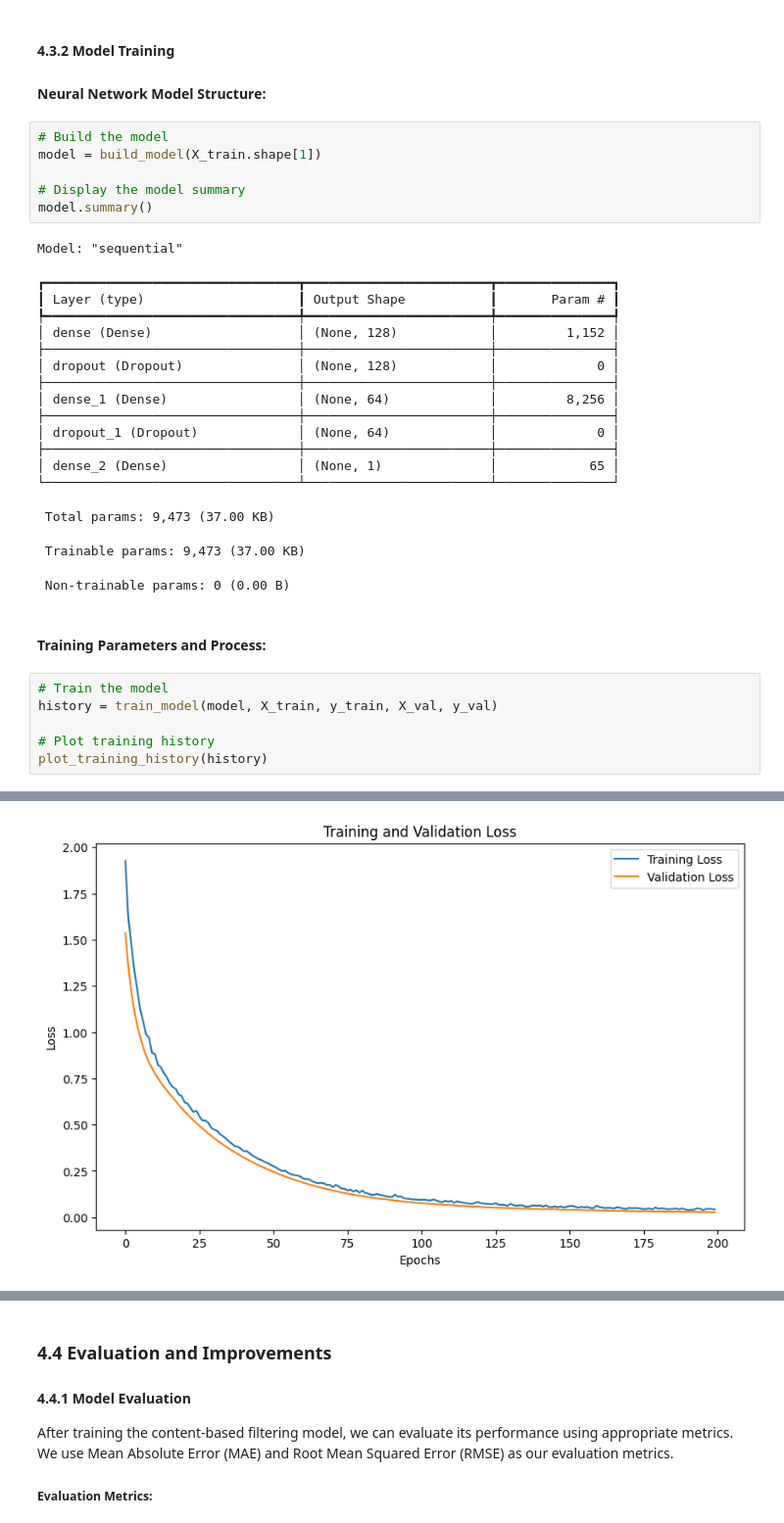
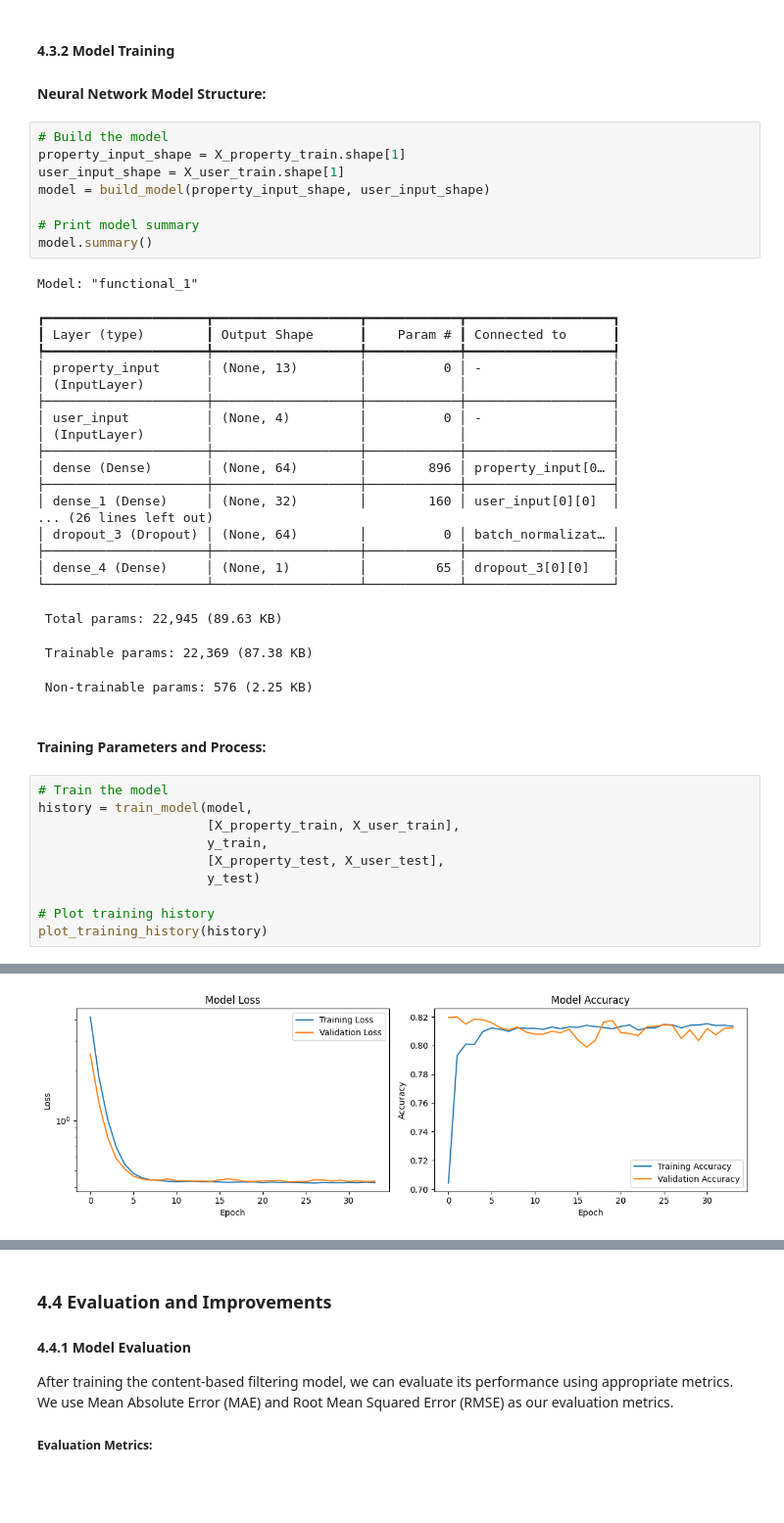
Before and after one commit to georn/final-project-uk-real-estate-recommendation-system, a Jupyter notebook: preliminary-report.ipynb, the cells around one changed output, grey strips where cells are left out. Shown: that part at 98% size. Saved outputs shown, nothing was run; the diff lists cells and outputs as text; blank space fills up the shorter version.

Commit message:
improvements on the model for Price Affordability

```diff
--- a/preliminary-report.ipynb
+++ b/preliminary-report.ipynb
@@ -1106,33 +1152,43 @@ Validation target shape: (520,)
 #### Neural Network Model Structure:
 # %%
 # Build the model
-model = build_model(X_train.shape[1])
+property_input_shape = X_property_train.shape[1]
+user_input_shape = X_user_train.shape[1]
+model = build_model(property_input_shape, user_input_shape)
 
-# Display the model summary
+# Print model summary
 model.summary()
 # %% [output]
-Model: "sequential"
+Model: "functional_1"
-┏━━━━━━━━━━━━━━━━━━━━━━━━━━━━━━━━━┳━━━━━━━━━━━━━━━━━━━━━━━━┳━━━━━━━━━━━━━━━┓
-┃ Layer (type)                    ┃ Output Shape           ┃       Param # ┃
-┡━━━━━━━━━━━━━━━━━━━━━━━━━━━━━━━━━╇━━━━━━━━━━━━━━━━━━━━━━━━╇━━━━━━━━━━━━━━━┩
-│ dense (Dense)                   │ (None, 128)            │         1,152 │
-├─────────────────────────────────┼────────────────────────┼───────────────┤
-│ dropout (Dropout)               │ (None, 128)            │             0 │
-├─────────────────────────────────┼────────────────────────┼───────────────┤
-│ dense_1 (Dense)                 │ (None, 64)             │         8,256 │
-├─────────────────────────────────┼────────────────────────┼───────────────┤
-│ dropout_1 (Dropout)             │ (None, 64)             │             0 │
-├─────────────────────────────────┼────────────────────────┼───────────────┤
-│ dense_2 (Dense)                 │ (None, 1)              │            65 │
-└─────────────────────────────────┴────────────────────────┴───────────────┘
+┏━━━━━━━━━━━━━━━━━━━━━┳━━━━━━━━━━━━━━━━━━━┳━━━━━━━━━━━━┳━━━━━━━━━━━━━━━━━━━┓
+┃ Layer (type)        ┃ Output Shape      ┃    Param # ┃ Connected to      ┃
+┡━━━━━━━━━━━━━━━━━━━━━╇━━━━━━━━━━━━━━━━━━━╇━━━━━━━━━━━━╇━━━━━━━━━━━━━━━━━━━┩
+│ property_input      │ (None, 13)        │          0 │ -                 │
+│ (InputLayer)        │                   │            │                   │
+├─────────────────────┼───────────────────┼────────────┼───────────────────┤
+│ user_input          │ (None, 4)         │          0 │ -                 │
+│ (InputLayer)        │                   │            │                   │
+├─────────────────────┼───────────────────┼────────────┼───────────────────┤
+│ dense (Dense)       │ (None, 64)        │        896 │ property_input[0… │
+├─────────────────────┼───────────────────┼────────────┼───────────────────┤
+│ dense_1 (Dense)     │ (None, 32)        │        160 │ user_input[0][0]  │
+... (26 lines left out)
+│ dropout_3 (Dropout) │ (None, 64)        │          0 │ batch_normalizat… │
+├─────────────────────┼───────────────────┼────────────┼───────────────────┤
+│ dense_4 (Dense)     │ (None, 1)         │         65 │ dropout_3[0][0]   │
+└─────────────────────┴───────────────────┴────────────┴───────────────────┘
- Total params: 9,473 (37.00 KB)
+ Total params: 22,945 (89.63 KB)
- Trainable params: 9,473 (37.00 KB)
+ Trainable params: 22,369 (87.38 KB)
- Non-trainable params: 0 (0.00 B)
+ Non-trainable params: 576 (2.25 KB)
 # %% [markdown]
 #### Training Parameters and Process:
 # %%
 # Train the model
-history = train_model(model, X_train, y_train, X_val, y_val)
+history = train_model(model,
+                      [X_property_train, X_user_train],
+                      y_train,
+                      [X_property_test, X_user_test],
+                      y_test)
 
 # Plot training history
 plot_training_history(history)
@@ -1157 +1230 @@ Epoch 200/200
-[figure, old version]
+[figure, new version]
```
Also changed, not shown: parts of 4 cells of this notebook, 11 other files.
